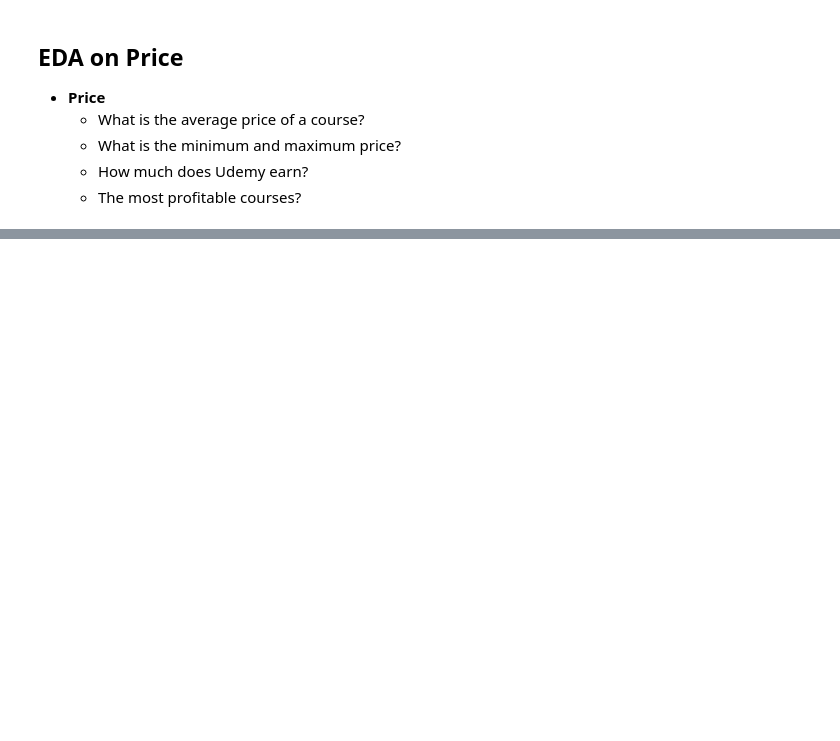
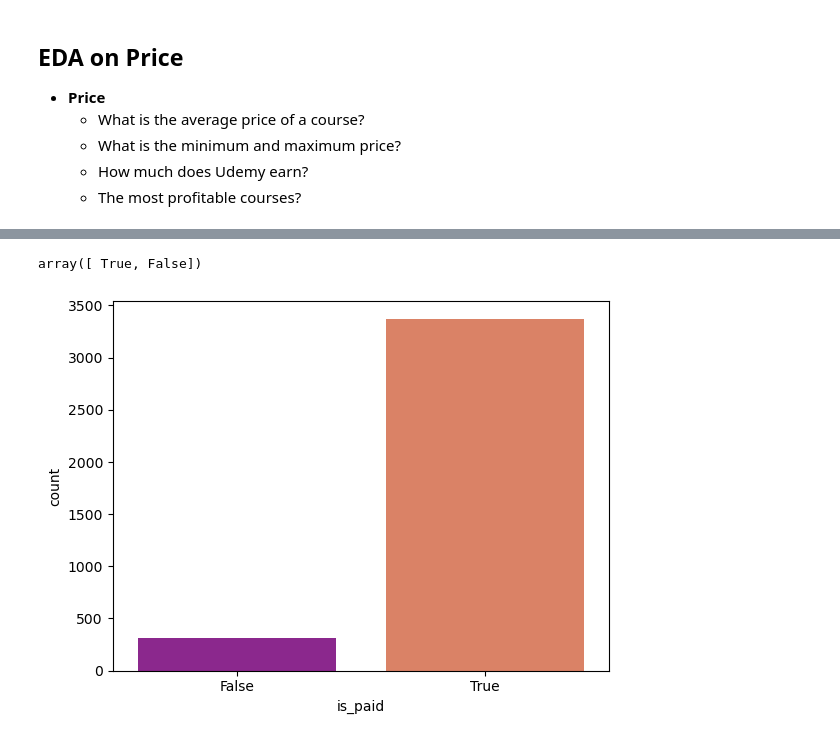
Before and after one commit to lawalsegun2025/udemy_course_recommendation_system, a Jupyter notebook: EDA_on_udemy_courses_dataset.ipynb, the cells around one changed output, grey strips where cells are left out. Cells and saved outputs as stored; diff of their text form; code cells hidden in the pictures; blank space fills up the shorter version.

```diff
--- a/EDA_on_udemy_courses_dataset.ipynb
+++ b/EDA_on_udemy_courses_dataset.ipynb
@@ -231,0 +251,5 @@ for feature in features_list:
+# %%
+# What is the most profitable cost (price * num_subscribers)
+
+df["profit"] = df["price"] * df["num_subscribers"]
+df.head(3)
@@ -231,0 +301,10 @@ for feature in features_list:
+# %%
+# How many course on udemy are paid or free
+df["is_paid"].unique()
+# %% [output]
+array([ True, False])
+# %%
+# plot coutnplot of "is_paid" column
+sns.countplot(x="is_paid", data=df, palette="plasma");
+# %% [output]
+[figure, added]
```
Also changed, not shown: parts of 14 cells of this notebook.
